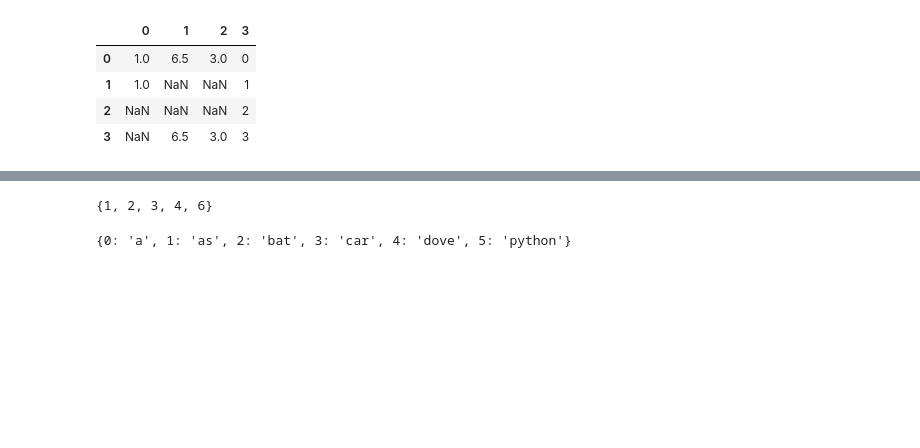
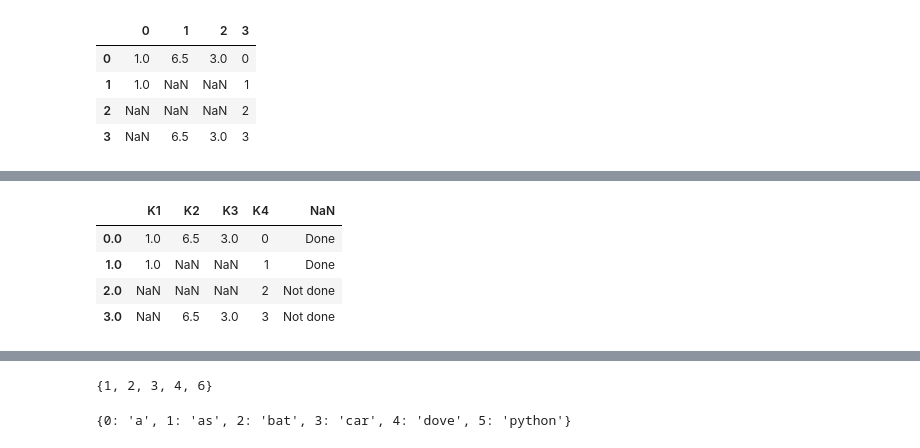
Before and after one commit to juandazapatac/pydata-book-notes, a Jupyter notebook: just_some_scripts.ipynb, the cells around one changed output, grey strips where cells are left out. Cells and saved outputs as stored; diff of their text form; code cells hidden in the pictures; blank space fills up the shorter version.

```diff
--- a/just_some_scripts.ipynb
+++ b/just_some_scripts.ipynb
@@ -13,0 +41,15 @@ data
+# %%
+def convert_to_upper(x):
+    try:
+        return x.upper()
+    except:
+        return x
+
+
+data.rename(index=float, columns=convert_to_upper)
+# %% [output]
+|  | K1 | K2 | K3 | K4 | NaN |
+| 0.0 | 1.0 | 6.5 | 3.0 | 0 | Done |
+| 1.0 | 1.0 | NaN | NaN | 1 | Done |
+| 2.0 | NaN | NaN | NaN | 2 | Not done |
+| 3.0 | NaN | 6.5 | 3.0 | 3 | Not done |
```
Also changed, not shown: parts of 68 cells of this notebook, 2 other files.
